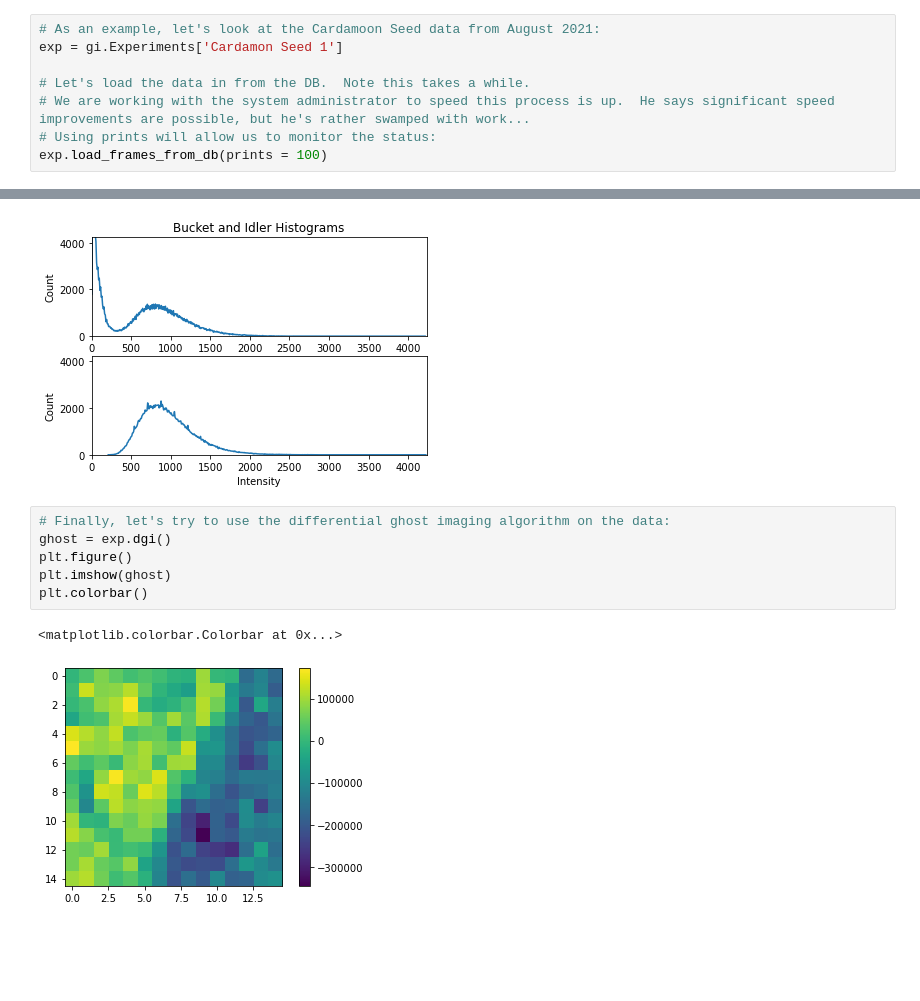
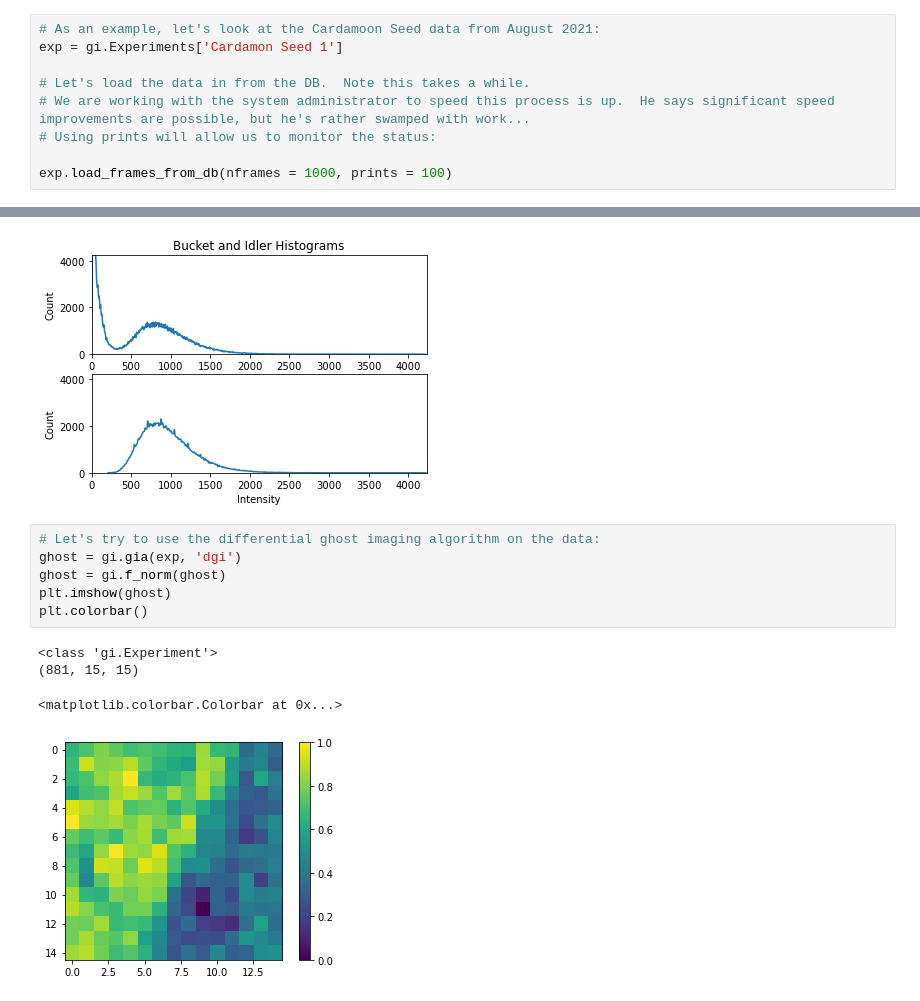
Before and after one commit to JGoodrichBNL/GhostImaging, a Jupyter notebook: gi_example.ipynb, the cells around one changed output, grey strips where cells are left out. Cells and saved outputs as stored; diff of their text form; blank space fills up the shorter version.

```diff
--- a/gi_example.ipynb
+++ b/gi_example.ipynb
@@ -37,4 +37,5 @@ exp = gi.Experiments['Cardamon Seed 1']
 # Let's load the data in from the DB.  Note this takes a while.
 # We are working with the system administrator to speed this process is up.  He says significant speed improvements are possible, but he's rather swamped with work...
 # Using prints will allow us to monitor the status:
-exp.load_frames_from_db(prints = 100)
+
+exp.load_frames_from_db(nframes = 1000, prints = 100)
@@ -124,11 +106,13 @@ bhist, ihist = exp.intensity_histogram(0, bins = 500)
 Max intensity: 4233
 [figure]
 # %%
-# Finally, let's try to use the differential ghost imaging algorithm on the data:
-ghost = exp.dgi()
-plt.figure()
+# Let's try to use the differential ghost imaging algorithm on the data:
+ghost = gi.gia(exp, 'dgi')
+ghost = gi.f_norm(ghost)
 plt.imshow(ghost)
 plt.colorbar()
 # %% [output]
-<matplotlib.colorbar.Colorbar at 0x...>
+<class 'gi.Experiment'>
+(881, 15, 15)
+<matplotlib.colorbar.Colorbar at 0x...>
-[figure, old version]
+[figure, new version]
```
Also changed, not shown: parts of 8 cells of this notebook, 1 other file.
